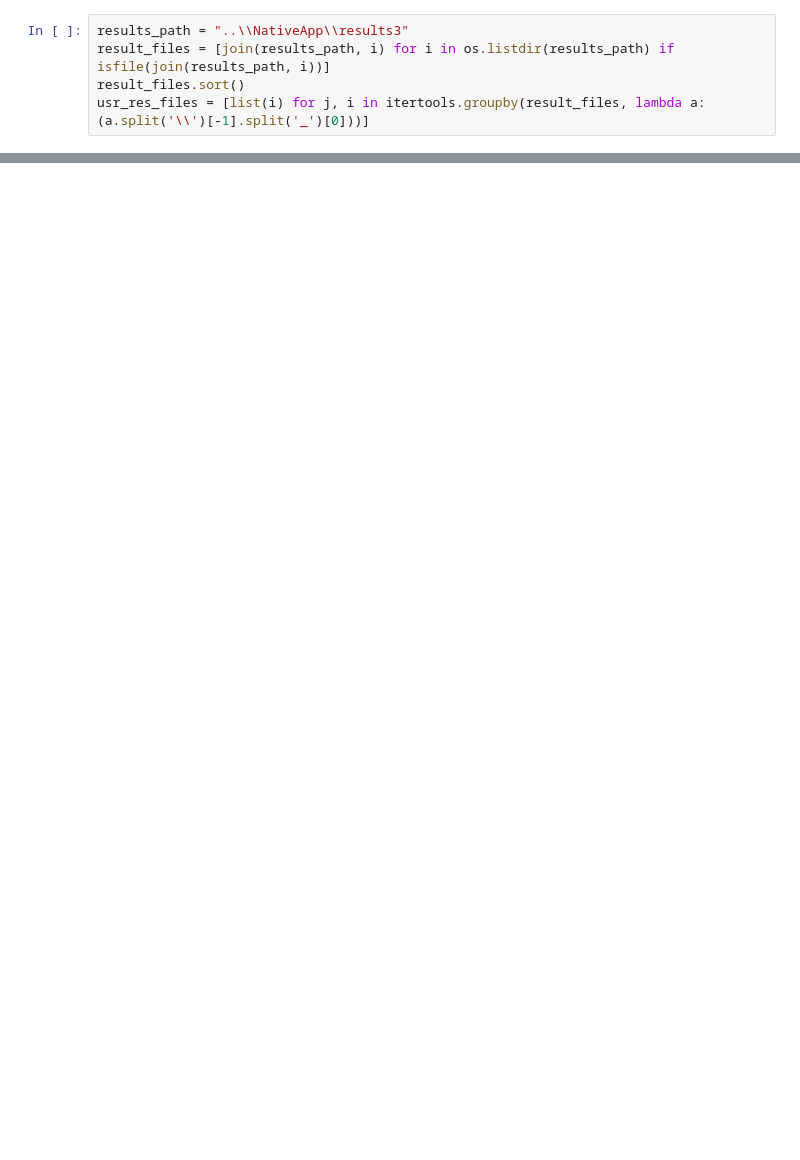
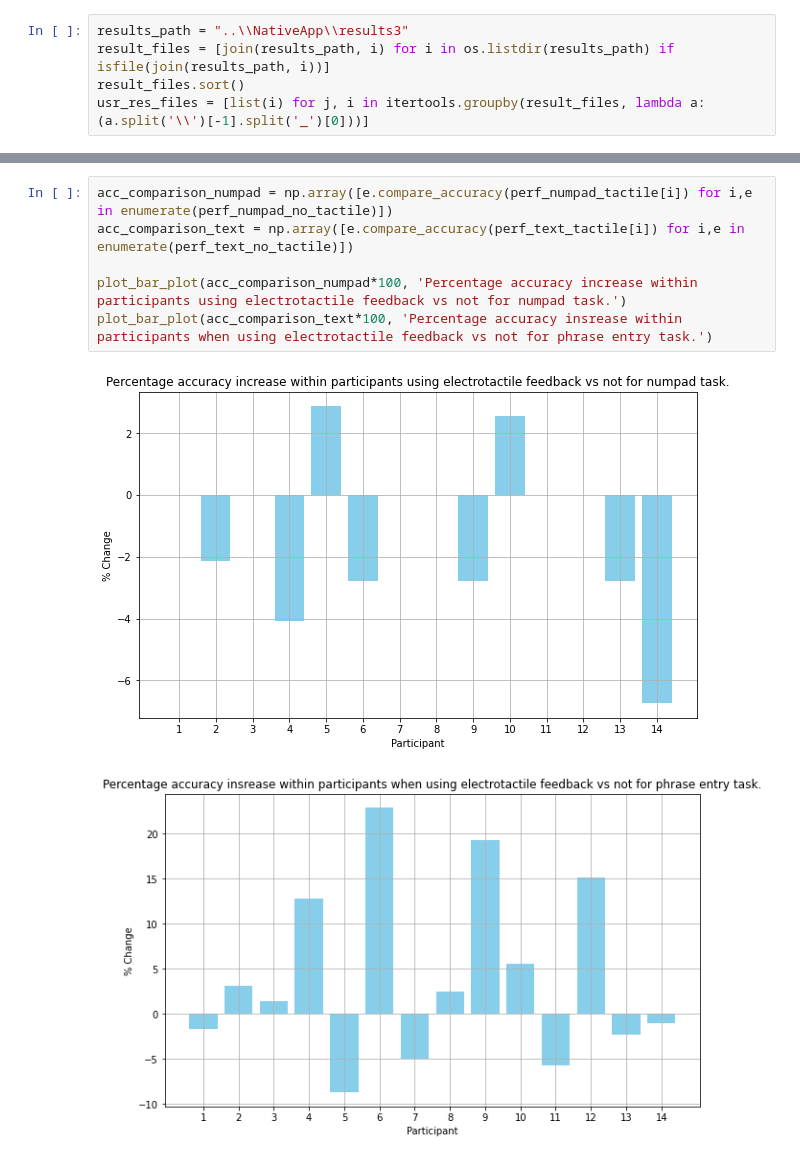
Before and after one commit to AaronMilne19/electrotactile-feedback, a Jupyter notebook: ElectrotactileFeedback/Analysis/electrotactile_results_phase3_analysis.ipynb, the cells around one changed output, grey strips where cells are left out. Saved outputs shown, nothing was run; the diff lists cells and outputs as text; blank space fills up the shorter version.

```diff
--- a/ElectrotactileFeedback/Analysis/electrotactile_results_phase3_analysis.ipynb
+++ b/ElectrotactileFeedback/Analysis/electrotactile_results_phase3_analysis.ipynb
@@ -72,0 +142,9 @@ compute_avg_accuracy(text_tactile)
+# %%
+acc_comparison_numpad = np.array([e.compare_accuracy(perf_numpad_tactile[i]) for i,e in enumerate(perf_numpad_no_tactile)])
+acc_comparison_text = np.array([e.compare_accuracy(perf_text_tactile[i]) for i,e in enumerate(perf_text_no_tactile)])
+
+plot_bar_plot(acc_comparison_numpad*100, 'Percentage accuracy increase within participants using electrotactile feedback vs not for numpad task.')
+plot_bar_plot(acc_comparison_text*100, 'Percentage accuracy insrease within participants when using electrotactile feedback vs not for phrase entry task.')
+# %% [output]
+[figure, added]
+[figure, added]
```
Also changed, not shown: parts of 13 cells of this notebook, 1 other file.
